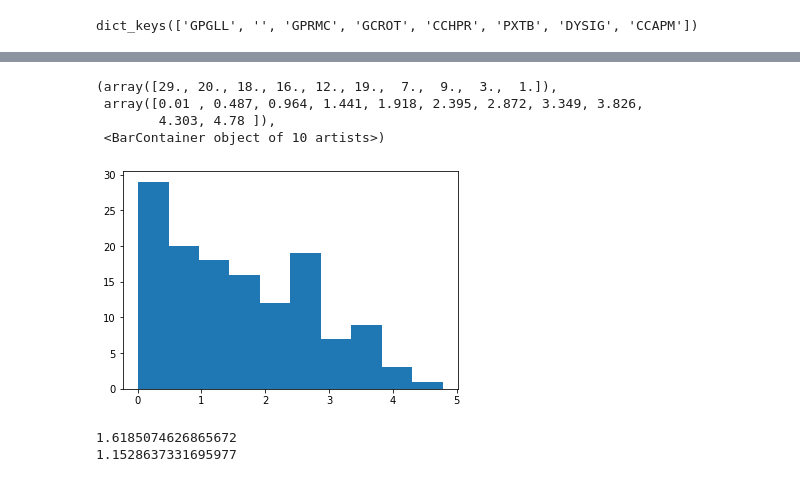
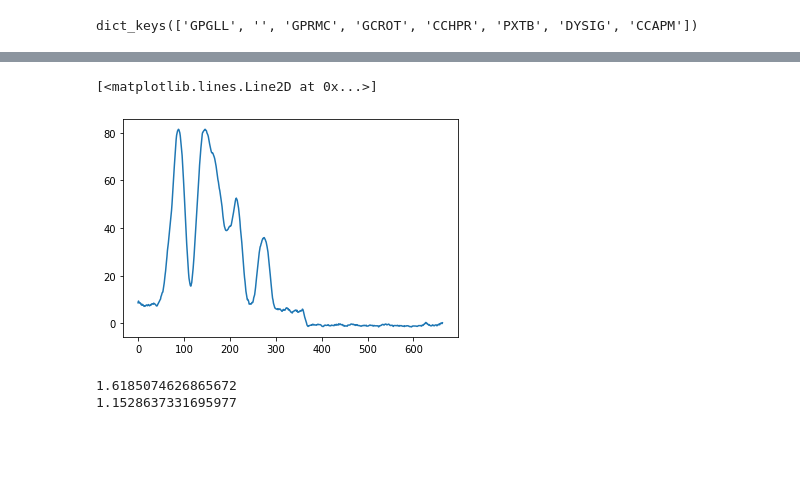
Before and after one commit to LeonY117/MAChallenge_4, a Jupyter notebook: Challenge4.ipynb, the cells around one changed output, grey strips where cells are left out. Cells and saved outputs as stored; diff of their text form; code cells hidden in the pictures; blank space fills up the shorter version.

Commit message:
add rolling window denoising

```diff
--- a/Challenge4.ipynb
+++ b/Challenge4.ipynb
@@ -56,11 +68,19 @@ std = np.std(non_zero_data)
-# %%
-plt.hist(non_zero_data, 10)
-# %% [output]
-(array([29., 20., 18., 16., 12., 19.,  7.,  9.,  3.,  1.]),
- array([0.01 , 0.487, 0.964, 1.441, 1.918, 2.395, 2.872, 3.349, 3.826,
-        4.303, 4.78 ]),
- <BarContainer object of 10 artists>)
-[figure, removed]
+# %%
+# Sliding window average
+
+stack = []
+max_stack_size = 10
+smooth_curve = []
+for datapoint in sig_data:
+    stack.append(datapoint)
+    if len(stack) > max_stack_size:
+        stack = stack[1:]
+    smooth_curve.append(np.mean(stack) - 1.5) # subtract mean value of noise
+
+plt.plot(smooth_curve)
+# %% [output]
+[<matplotlib.lines.Line2D at 0x...>]
+[figure, added]
 # %%
 print(mean)
 print(std)
```
Also changed, not shown: parts of 3 cells of this notebook.
